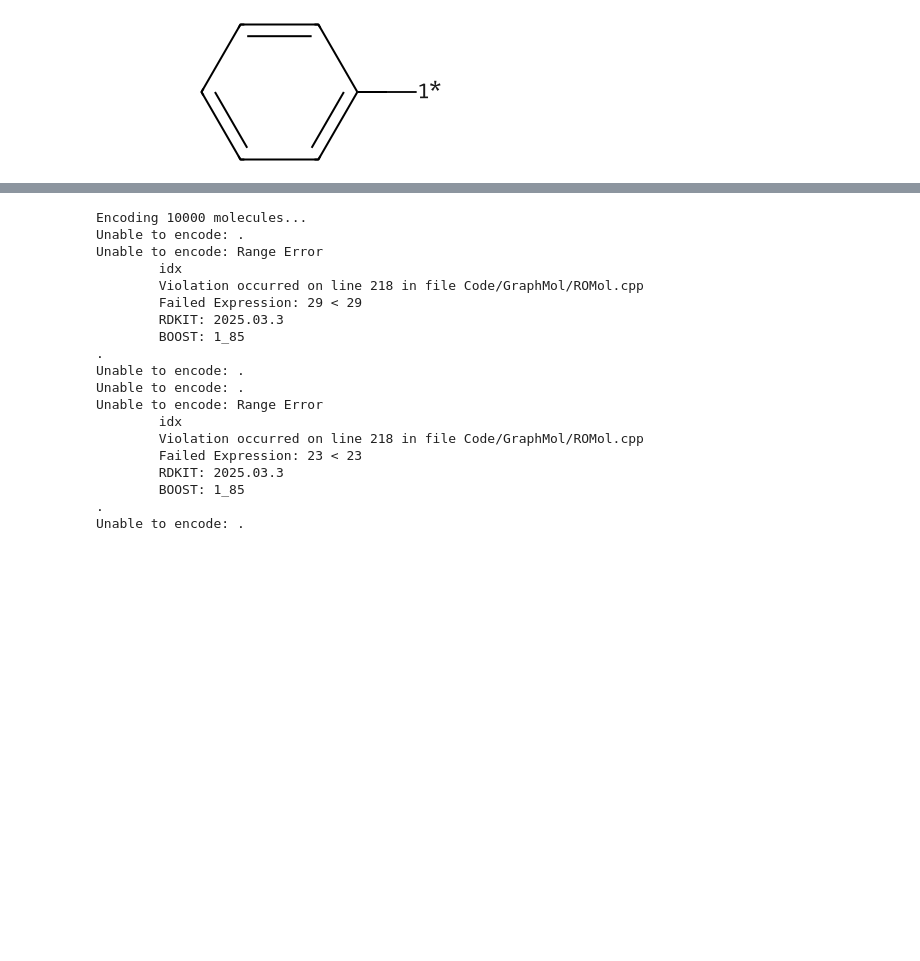
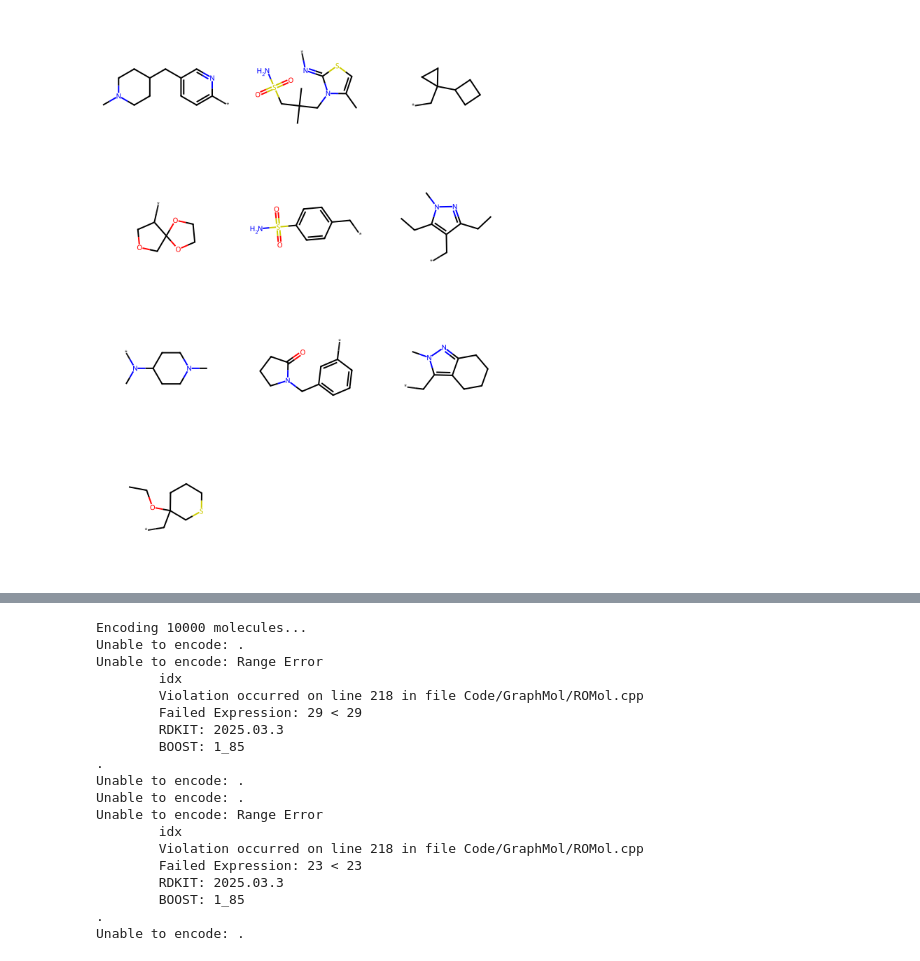
Before and after one commit to Popov-Lab-UNC/argo, a Jupyter notebook: notebooks/playground.ipynb, the cells around one changed output, grey strips where cells are left out. Drawn from its saved outputs; the diff is of its cells as text; code cells hidden in the pictures; blank space fills up the shorter version.

```diff
--- a/notebooks/playground.ipynb
+++ b/notebooks/playground.ipynb
@@ -1,3 +35,10 @@
+# %%
+from rdkit.Chem import Draw
+import datamol as dm
+
+Draw.MolsToGridImage([dm.to_mol(row['frag']) for i, row in fragment_scores[fragment_scores['count'] > 10].head(10).iterrows()])
+# %% [output]
+[figure, added]
 # %%
 import datamol as dm
 from argo.frag_utils import SAFECodec
@@ -5,10 +46,6 @@ from argo.gen_models.f_rag.fusion.slicer import MolSlicerForSAFEEncoder
 # %%
 slicer = MolSlicerForSAFEEncoder(shortest_linker=True)
 sfcodec = SAFECodec(slicer=slicer, ignore_stereo=True)
-# %%
-dm.to_mol('c1([1*])ccccc1')
-# %% [output]
-[figure, removed]
 # %%
 import pandas as pd
 
```
Also changed, not shown: parts of 11 cells of this notebook, 6 other files.
